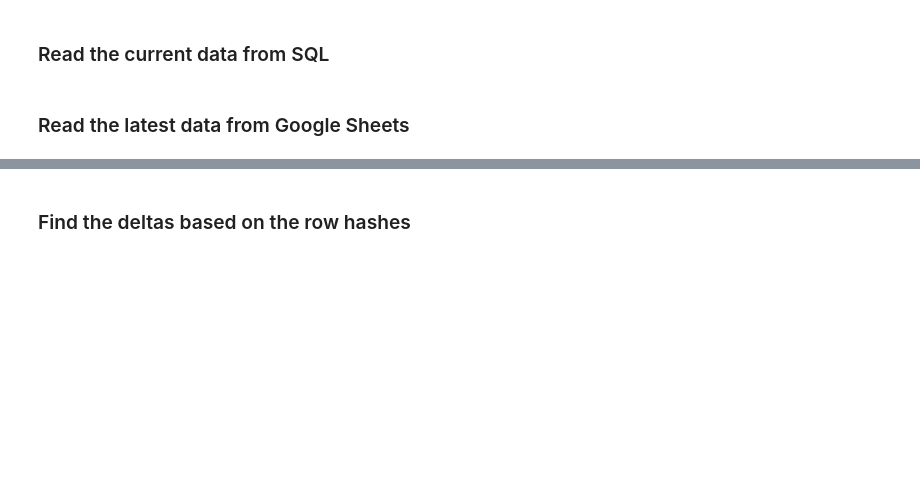
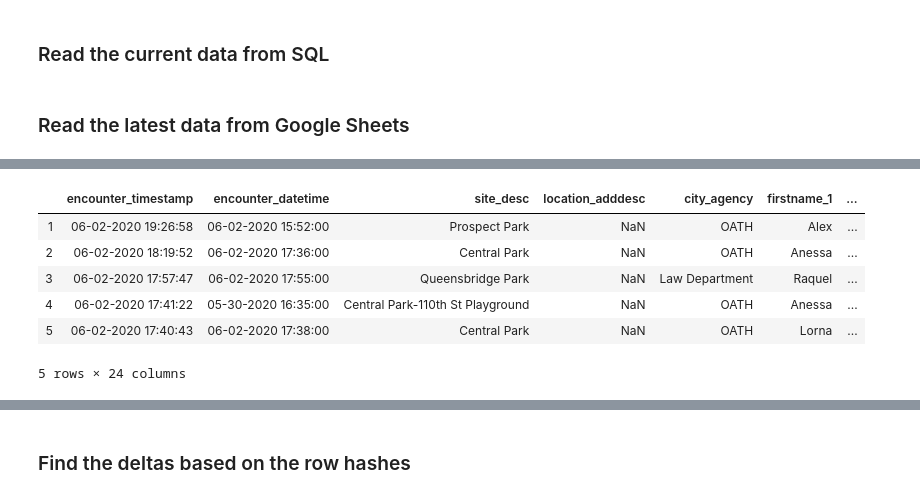
Before and after one commit to NYC-Parks/consolidation_crowds_data_Archive, a Jupyter notebook: script_folder/ambassador_cw.ipynb, the cells around one changed output, grey strips where cells are left out. Drawn from its saved outputs; the diff is of its cells as text; code cells hidden in the pictures; blank space fills up the shorter version.

```diff
--- a/script_folder/ambassador_cw.ipynb
+++ b/script_folder/ambassador_cw.ipynb
@@ -107,3 +111,13 @@ ambass['encounter_datetime'] = format_datetime(ambass['encounter_datetime'])
+# %%
+ambass.head()
+# %% [output]
+|  | encounter_timestamp | encounter_datetime | site_desc | location_adddesc | city_agency | firstname_1 | ... |
+| 1 | 06-02-2020 19:26:58 | 06-02-2020 15:52:00 | Prospect Park | NaN | OATH | Alex | ... |
+| 2 | 06-02-2020 18:19:52 | 06-02-2020 17:36:00 | Central Park | NaN | OATH | Anessa | ... |
+| 3 | 06-02-2020 17:57:47 | 06-02-2020 17:55:00 | Queensbridge Park | NaN | Law Department | Raquel | ... |
+| 4 | 06-02-2020 17:41:22 | 05-30-2020 16:35:00 | Central Park-110th St Playground | NaN | OATH | Anessa | ... |
+| 5 | 06-02-2020 17:40:43 | 06-02-2020 17:38:00 | Central Park | NaN | OATH | Lorna | ... |
+5 rows × 24 columns
 # %%
 #Remove rows with no timestamp because these rows have no data
 ambass = ambass[ambass['encounter_timestamp'].notnull()]
```
Also changed, not shown: parts of 8 cells of this notebook, 17 other files.
